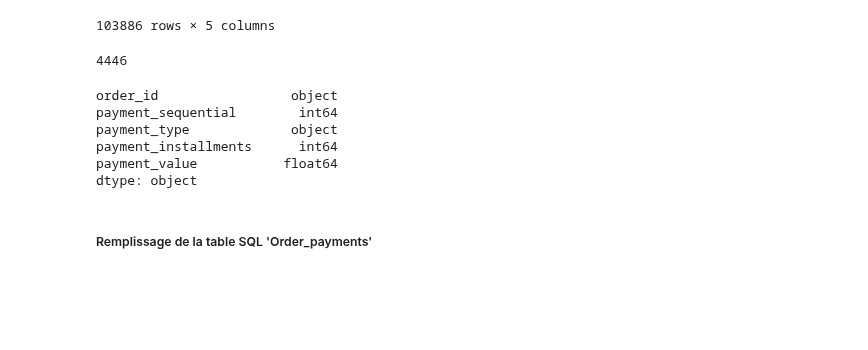
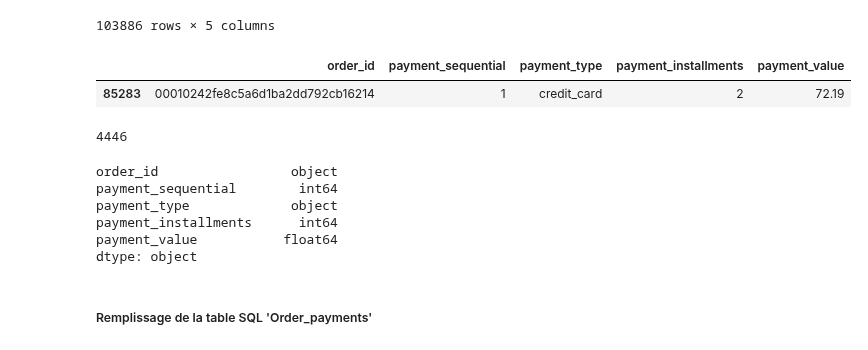
Before and after one commit to Benalieur/olist_ML, a Jupyter notebook: db/db_bronze.ipynb, the cells around one changed output. Cells and saved outputs as stored; diff of their text form; code cells hidden in the pictures; blank space fills up the shorter version.

```diff
--- a/db/db.ipynb
+++ b/db/db_bronze.ipynb
@@ -207,6 +207,11 @@ df_order_payments
 | 103884 | b8b61059626efa996a60be9bb9320e10 | 1 | credit_card | 5 | 369.54 |
 | 103885 | 28bbae6599b09d39ca406b747b6632b1 | 1 | boleto | 1 | 191.58 |
 103886 rows × 5 columns
+# %%
+df_order_payments[df_order_payments['order_id'] == "00010242fe8c5a6d1ba2dd792cb16214"]
+# %% [output]
+|  | order_id | payment_sequential | payment_type | payment_installments | payment_value |
+| 85283 | 00010242fe8c5a6d1ba2dd792cb16214 | 1 | credit_card | 2 | 72.19 |
 # %%
 len(df_order_payments) - len(df_order_payments['order_id'].value_counts())
 # %% [output]
```
Also changed, not shown: parts of 12 cells of this notebook, 2 other files.
